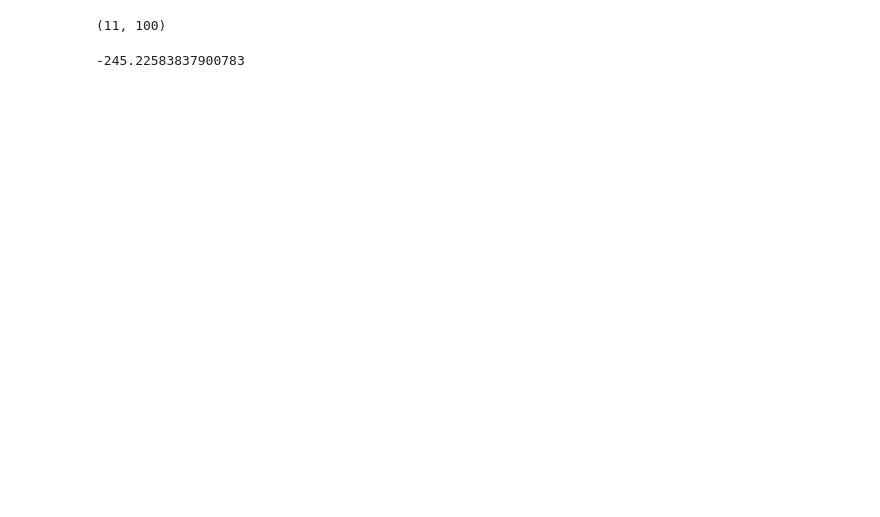
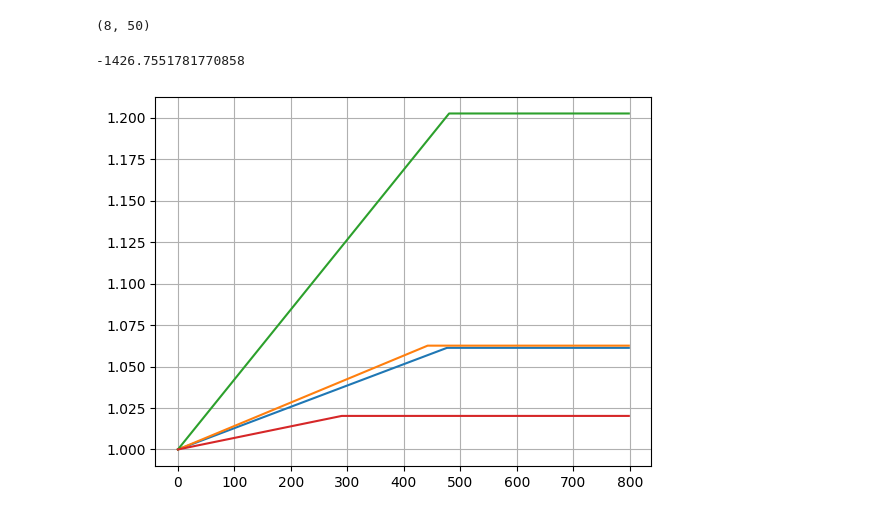
Before and after one commit to qiuruiyu/cleanrl, a Jupyter notebook: asu_test.ipynb, the cells around one changed output. Saved outputs shown, nothing was run; the diff lists cells and outputs as text; code cells hidden in the pictures; blank space fills up the shorter version.

```diff
--- a/asu_test.ipynb
+++ b/asu_test.ipynb
@@ -11,6 +12,8 @@ dusim = usim[1:, :] - usim[:-1, :]
 y = []
 u = []
 reward = 0
+
+s = []
 
 env = ASUEnv(
         {
@@ -25,6 +28,7 @@ print(next_state.shape)
 while env.num_step < 799:
     du = dusim[env.num_step, :].copy()
     # add data
+    s.append(next_state[:, -1])
     y.append(next_state[:7, -1])
     u.append(next_state[7:, -1])
     next_state, r, _, truncated, _ = env.step(du)
@@ -34,10 +38,15 @@ while env.num_step < 799:
 
 y = np.array(y)
 u = np.array(u)
+s = np.array(s)
+
+reward
 # %% [output]
-(11, 100)
+(8, 50)
+-1426.7551781770858
-# %%
-reward
-# %% [output]
--245.22583837900783
+# %%
+plt.plot(s[:, -4:])
+plt.grid()
+# %% [output]
+[figure, added]
 # %%
```
Also changed, not shown: parts of 2 cells of this notebook, 7 other files.
